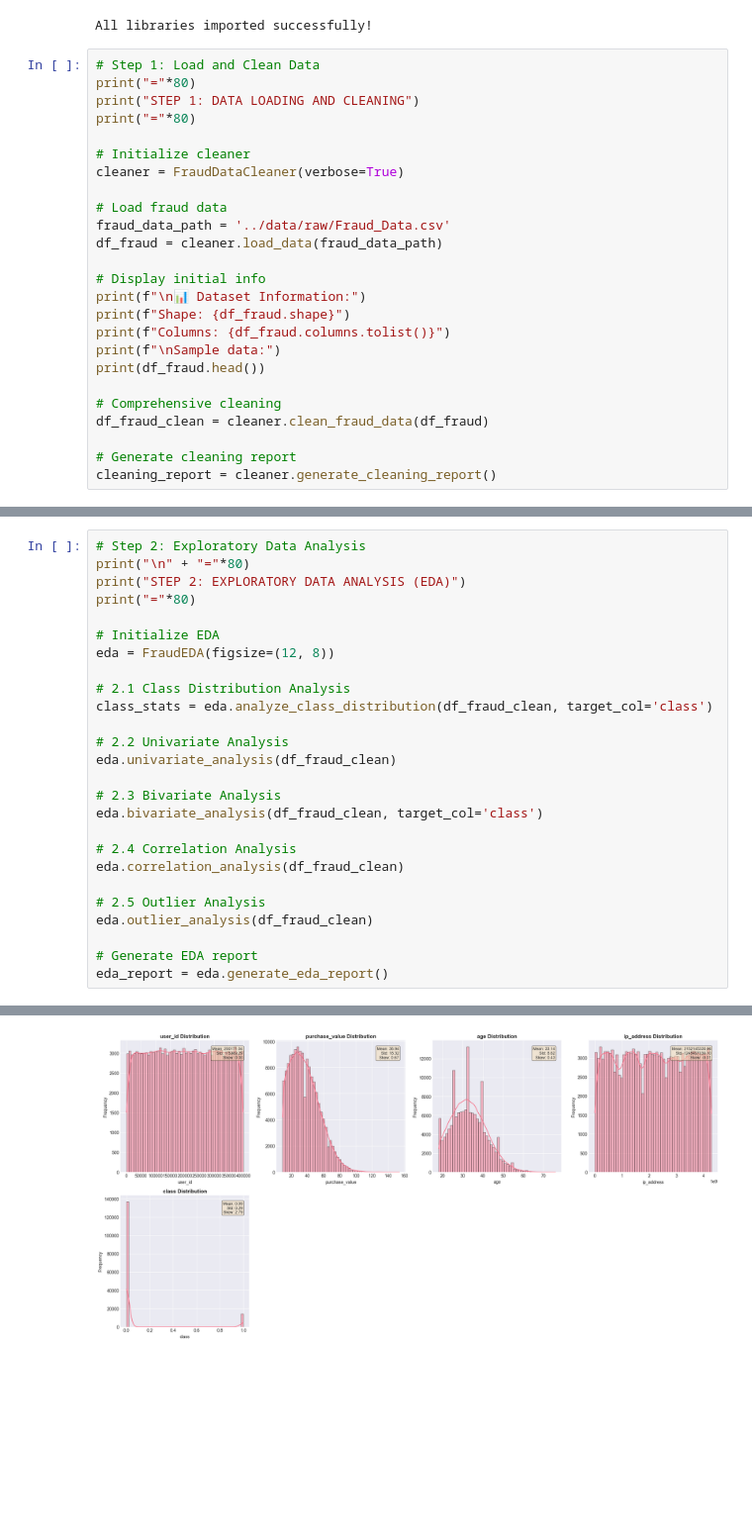
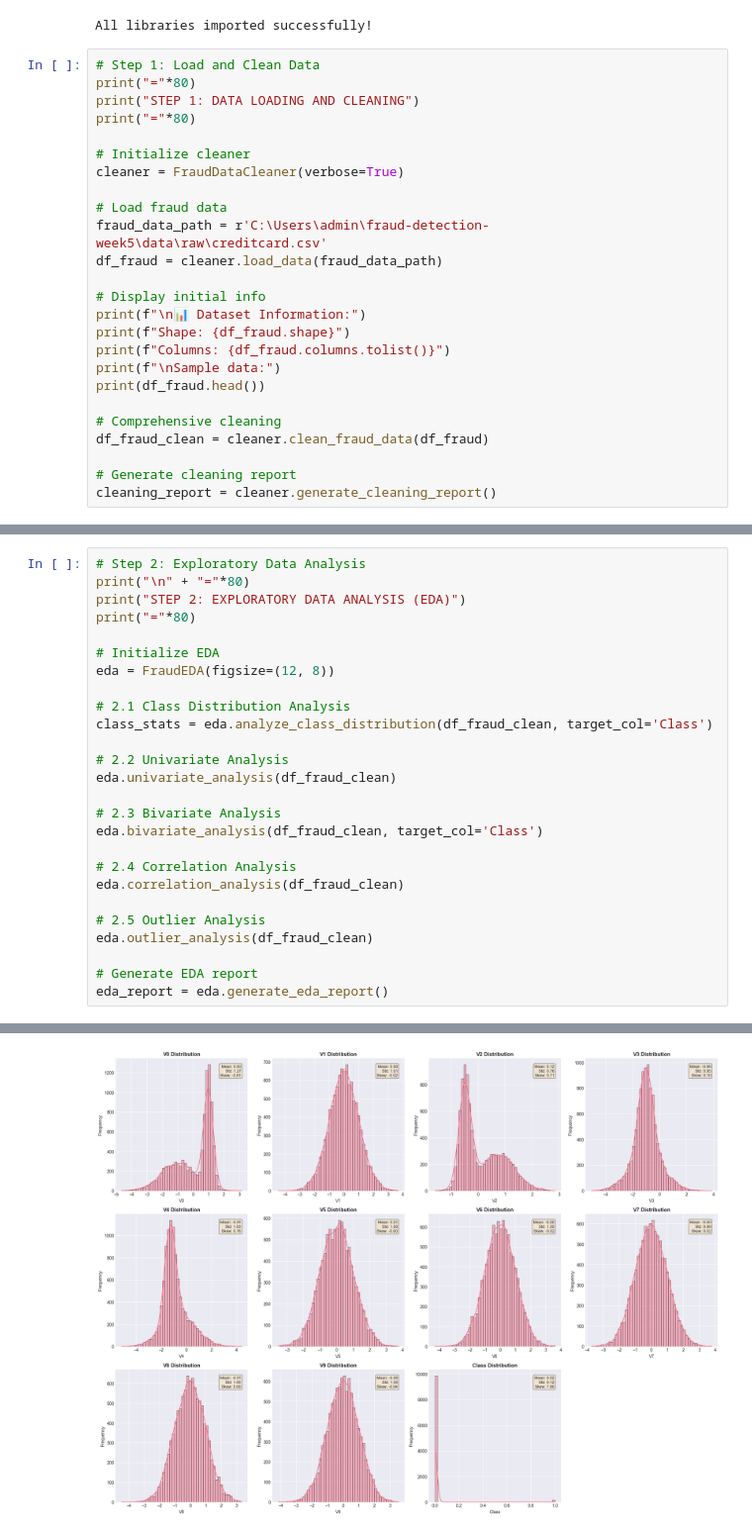
Before and after one commit to YibestBelay/fraud_detection, a Jupyter notebook: notebooks/feature-engineering.ipynb, the cells around one changed output, grey strips where cells are left out. Shown: that part at 99% size. Drawn from its saved outputs; the diff is of its cells as text; blank space fills up the shorter version.

```diff
--- a/notebooks/feature-engineering.ipynb
+++ b/notebooks/feature-engineering.ipynb
@@ -39,7 +39,7 @@ print("="*80)
 cleaner = FraudDataCleaner(verbose=True)
 
 # Load fraud data
-fraud_data_path = '../data/raw/Fraud_Data.csv'
+fraud_data_path = r'C:\Users\admin\fraud-detection-week5\data\raw\creditcard.csv'
 df_fraud = cleaner.load_data(fraud_data_path)
 
 # Display initial info
@@ -82,13 +82,13 @@ print("="*80)
 eda = FraudEDA(figsize=(12, 8))
 
 # 2.1 Class Distribution Analysis
-class_stats = eda.analyze_class_distribution(df_fraud_clean, target_col='class')
+class_stats = eda.analyze_class_distribution(df_fraud_clean, target_col='Class')
 
 # 2.2 Univariate Analysis
 eda.univariate_analysis(df_fraud_clean)
 
 # 2.3 Bivariate Analysis
-eda.bivariate_analysis(df_fraud_clean, target_col='class')
+eda.bivariate_analysis(df_fraud_clean, target_col='Class')
 
 # 2.4 Correlation Analysis
 eda.correlation_analysis(df_fraud_clean)
@@ -123 +123 @@ class           1.000000e+00     2.790     5.782
-[figure, old version]
+[figure, new version]
```
Also changed, not shown: parts of 5 cells of this notebook.
